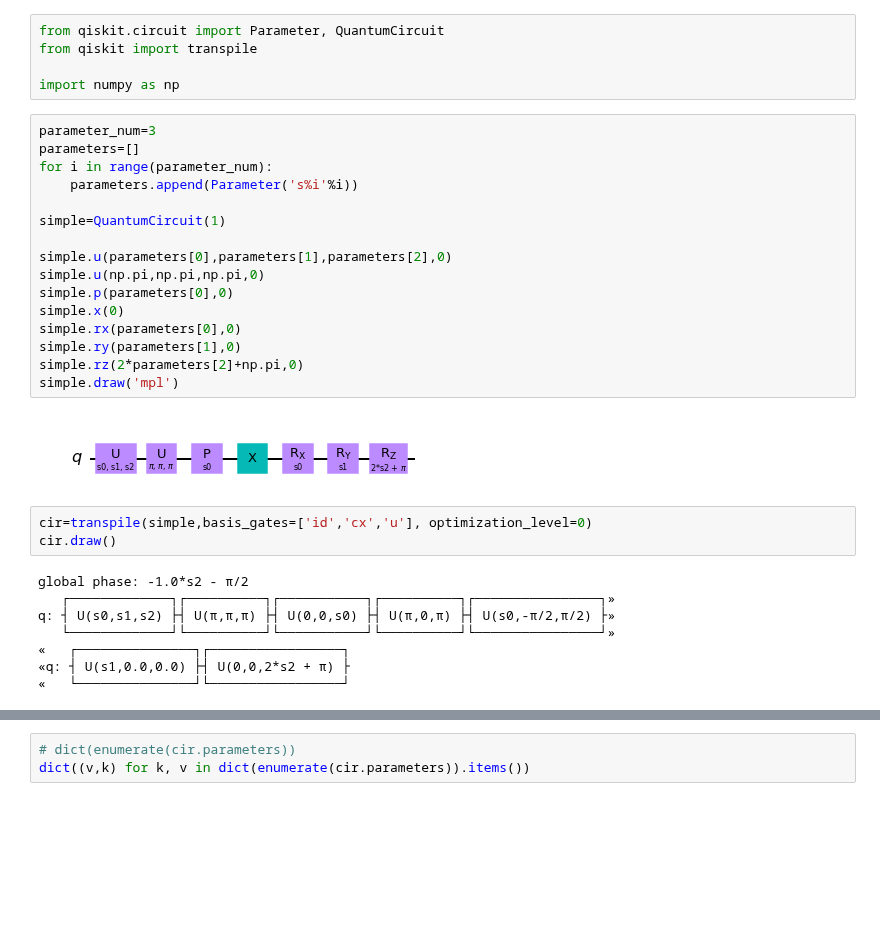
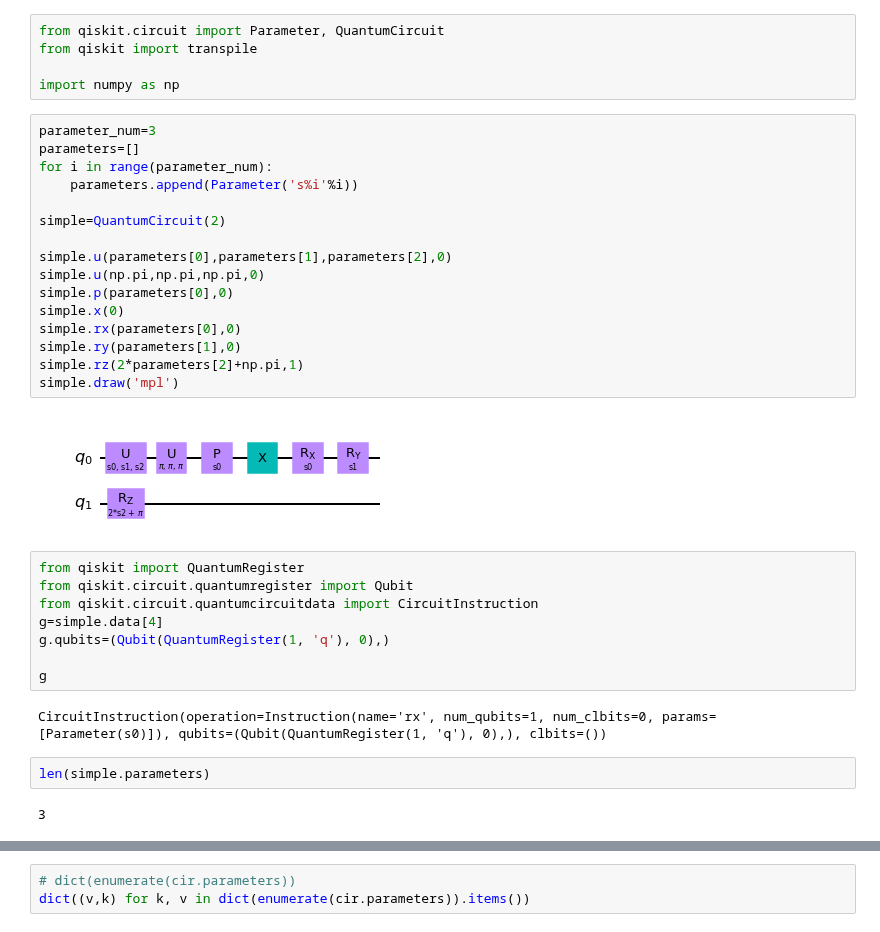
Before and after one commit to Veriqc/Symbol_TDD, a Jupyter notebook: test_exp.ipynb, the cells around one changed output, grey strips where cells are left out. Saved outputs shown, nothing was run; the diff lists cells and outputs as text; blank space fills up the shorter version.

```diff
--- a/test_exp.ipynb
+++ b/test_exp.ipynb
@@ -6,29 +6,32 @@ import numpy as np
 # %%
 parameter_num=3
 parameters=[]
 for i in range(parameter_num):
     parameters.append(Parameter('s%i'%i))
 
-simple=QuantumCircuit(1)
+simple=QuantumCircuit(2)
 
 simple.u(parameters[0],parameters[1],parameters[2],0)
 simple.u(np.pi,np.pi,np.pi,0)
 simple.p(parameters[0],0)
 simple.x(0)
 simple.rx(parameters[0],0)
 simple.ry(parameters[1],0)
-simple.rz(2*parameters[2]+np.pi,0)
+simple.rz(2*parameters[2]+np.pi,1)
 simple.draw('mpl')
 # %% [output]
-[figure, old version]
+[figure, new version]
-# %%
-cir=transpile(simple,basis_gates=['id','cx','u'], optimization_level=0)
-cir.draw()
-# %% [output]
-global phase: -1.0*s2 - π/2
-   ┌─────────────┐┌──────────┐┌───────────┐┌──────────┐┌────────────────┐»
-q: ┤ U(s0,s1,s2) ├┤ U(π,π,π) ├┤ U(0,0,s0) ├┤ U(π,0,π) ├┤ U(s0,-π/2,π/2) ├»
-   └─────────────┘└──────────┘└───────────┘└──────────┘└────────────────┘»
-«   ┌───────────────┐┌─────────────────┐
-«q: ┤ U(s1,0.0,0.0) ├┤ U(0,0,2*s2 + π) ├
-«   └───────────────┘└─────────────────┘
+# %%
+from qiskit import QuantumRegister
+from qiskit.circuit.quantumregister import Qubit
+from qiskit.circuit.quantumcircuitdata import CircuitInstruction
+g=simple.data[4]
+g.qubits=(Qubit(QuantumRegister(1, 'q'), 0),)
+
+g
+# %% [output]
+CircuitInstruction(operation=Instruction(name='rx', num_qubits=1, num_clbits=0, params=[Parameter(s0)]), qubits=(Qubit(QuantumRegister(1, 'q'), 0),), clbits=())
+# %%
+len(simple.parameters)
+# %% [output]
+3
```
Also changed, not shown: parts of 8 cells of this notebook, 5 other files.
